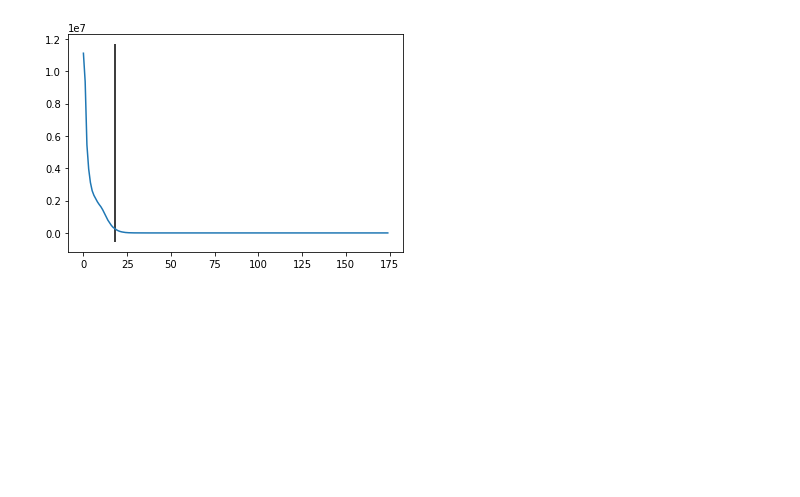
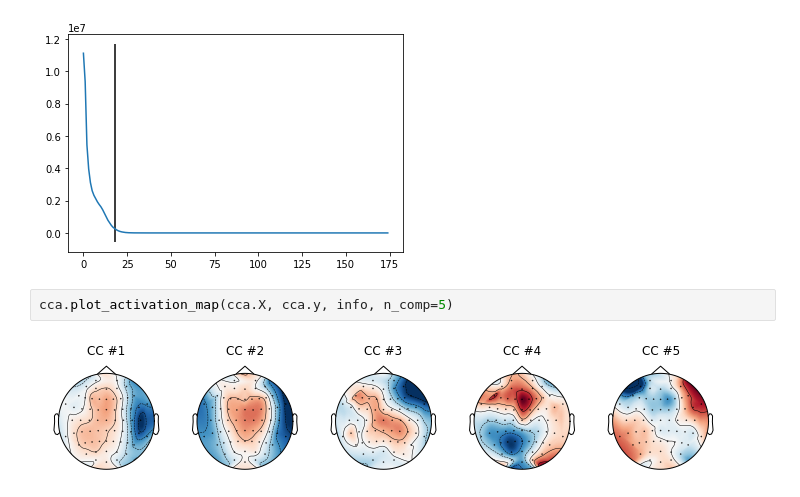
Before and after one commit to Hugo-W/pyEEG, a Jupyter notebook: docs/source/examples/CCA_envelope_p4.ipynb, the cells around one changed output. Cells and saved outputs as stored; diff of their text form; blank space fills up the shorter version.

```diff
--- a/docs/source/examples/CCA_envelope_p4.ipynb
+++ b/docs/source/examples/CCA_envelope_p4.ipynb
@@ -151,3 +132,7 @@ print(min(V))
 # %% [output]
 0.02157739893299738
 [figure]
+# %%
+cca.plot_activation_map(cca.X, cca.y, info, n_comp=5)
+# %% [output]
+[figure, added]
```
Also changed, not shown: parts of 5 cells of this notebook, 1 other file.
